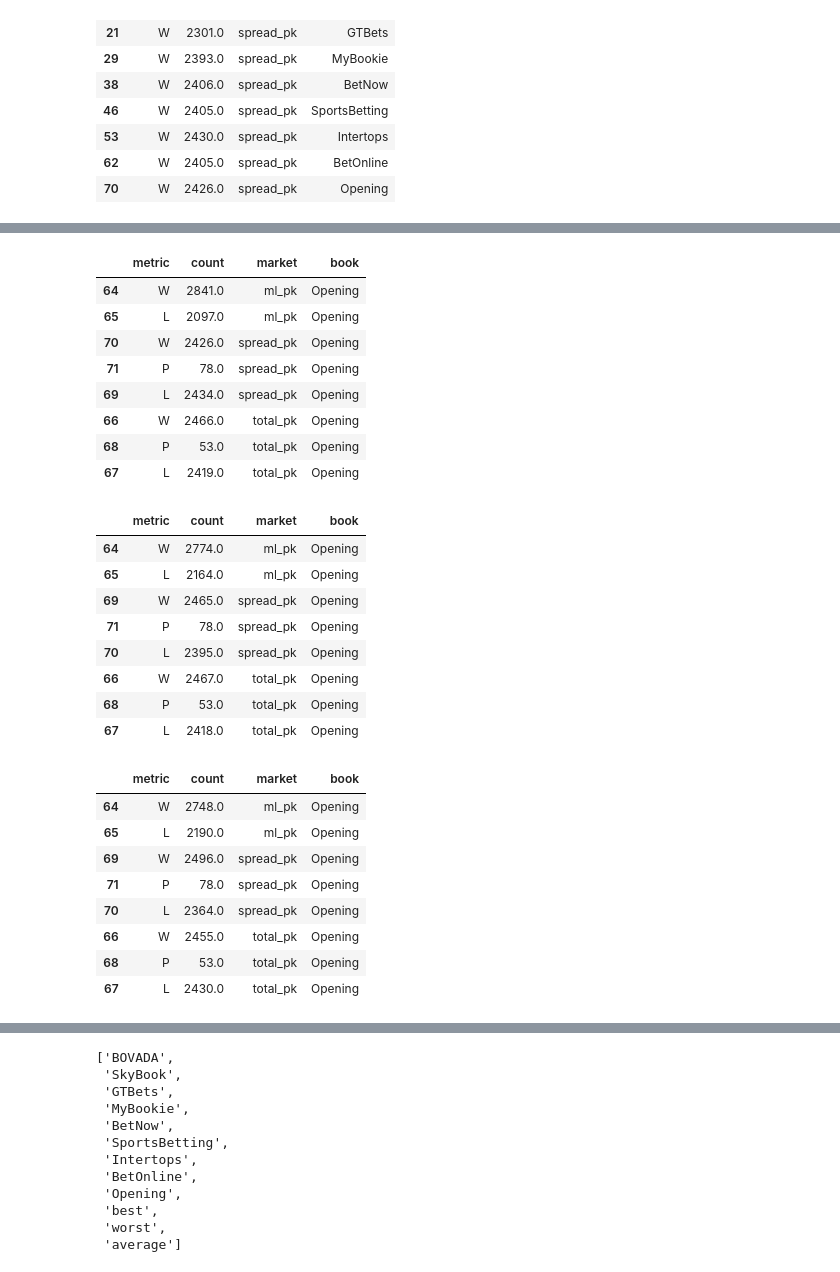
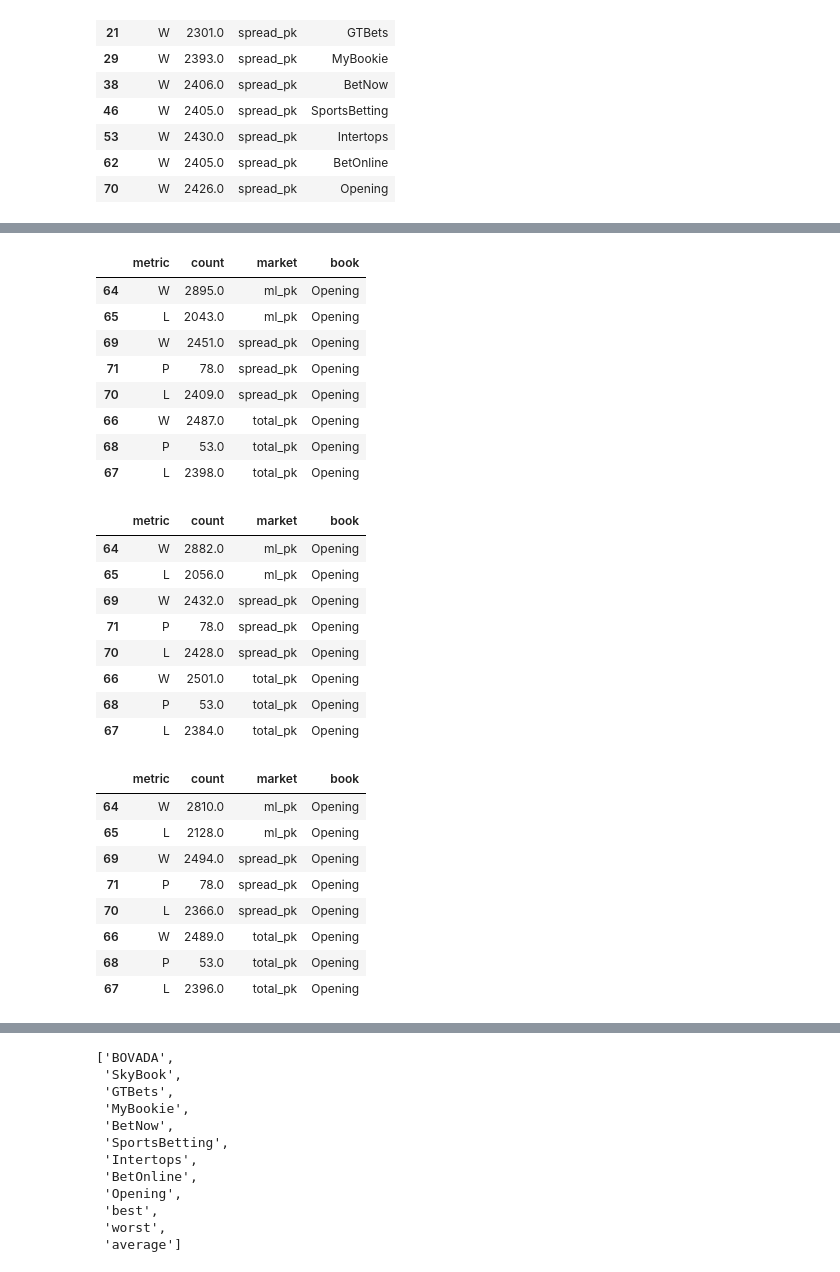
Before and after one commit to kyle-rgb/NBA_Sportsbook_Project, a Jupyter notebook: notebooks/Modeling.ipynb, the cells around one changed output, grey strips where cells are left out. Cells and saved outputs as stored; diff of their text form; code cells hidden in the pictures.

```diff
--- a/notebooks/Modeling.ipynb
+++ b/notebooks/Modeling.ipynb
@@ -521,7 +521,7 @@ class ModelAnalyzer:
             _odds[c] = (_odds[c] / 100).astype("float32").apply(round, ndigits=4)
         _grades = self.graded_picks.query(f"book == '{book}'").loc[:, ["ml_pk", "spread_pk", "total_pk"]]
         for market in [m for m in _grades.columns]:
-            winnings_matrix[market.replace("pk", "winnings")] = np.select([_grades[market]=="W", _grades[market]=="P", _grades[market]=="L"], [1+_odds[market.replace("pk", "odds")], 1, -1])
+            winnings_matrix[market.replace("pk", "winnings")] = np.select([_grades[market]=="W", _grades[market]=="P", _grades[market]=="L"], [_odds[market.replace("pk", "odds")], 1, -1])
         winnings_matrix = winnings_matrix * self.unit
         winnings_matrix["book"] = book
         winnings_matrix["game_id"] = _odds["game_id"].values
@@ -1111,18 +1111,10 @@ def makeModel(window_size, window_func="rolling", aggregation="mean"): # size=[1
             team_stats["game_code"] = game_coder
             projections_df = pd.concat([projections_df, team_stats], axis=0) # projections of model variables
 
-    # Once we have our new projections for each team for each game we can now build our model and test it out
+    # Once we have our new projections for each team for each game we can now use model 2 to predict the Scores
     variables_df = projections_df.sort_index()
     ground_truth = model_2_df.loc[:, ["abbv", "pts", "game_code"]]
     variables_df = ground_truth.merge(variables_df, "left", on=["game_code", "abbv"])
     X = variables_df.loc[:, model_vars].values
-    Y = variables_df.loc[:, "pts"].values
-    X_train, X_test, y_train, y_test = train_test_split(X, Y, random_state=14)
-    model = LinearRegression(normalize=True)
-    model.fit(X_train, y_train)
-    model.predict(X)
-    #r_squared = model.score(X_test, y_test)
-    #sq_error = abs(model.predict(X) - Y).mean()
-    variables_df["Model_3_Prediction"] = model.predict(X)
-    #summary_df = pd.DataFrame({"Window_Size:":window_size, "Window_Func": window_func, "aggregation": aggregation, "R_SQUARE": r_squared, "avg_error": sq_error}, index=range(1)).T
+    variables_df["Model_3_Prediction"] = model_2.predict(X)
     return variables_df.loc[:, ["abbv", "game_code", "Model_3_Prediction"]]
@@ -1627,38 +1624,38 @@ model_factory(15, "rolling", "mean")[lambda x: x.market == "spread_pk"].sort_val
 model_factory(15, "rolling", "mean")[lambda x: x.book == "Opening"].sort_values(["market", "metric"], ascending=[True, False])
 # %% [output]
 |  | metric | count | market | book |
-| 64 | W | 2841.0 | ml_pk | Opening |
-| 65 | L | 2097.0 | ml_pk | Opening |
-| 70 | W | 2426.0 | spread_pk | Opening |
+| 64 | W | 2895.0 | ml_pk | Opening |
+| 65 | L | 2043.0 | ml_pk | Opening |
+| 69 | W | 2451.0 | spread_pk | Opening |
 | 71 | P | 78.0 | spread_pk | Opening |
-| 69 | L | 2434.0 | spread_pk | Opening |
-| 66 | W | 2466.0 | total_pk | Opening |
+| 70 | L | 2409.0 | spread_pk | Opening |
+| 66 | W | 2487.0 | total_pk | Opening |
 | 68 | P | 53.0 | total_pk | Opening |
-| 67 | L | 2419.0 | total_pk | Opening |
+| 67 | L | 2398.0 | total_pk | Opening |
 # %%
-model_factory(10, "rolling", "mean")[lambda x: x.book == "Opening"].sort_values(["market", "metric"], ascending=[True, False])
+model_factory(20, "rolling", "mean")[lambda x: x.book == "Opening"].sort_values(["market", "metric"], ascending=[True, False])
 # %% [output]
 |  | metric | count | market | book |
-| 64 | W | 2774.0 | ml_pk | Opening |
-| 65 | L | 2164.0 | ml_pk | Opening |
-| 69 | W | 2465.0 | spread_pk | Opening |
+| 64 | W | 2882.0 | ml_pk | Opening |
+| 65 | L | 2056.0 | ml_pk | Opening |
+| 69 | W | 2432.0 | spread_pk | Opening |
 | 71 | P | 78.0 | spread_pk | Opening |
-| 70 | L | 2395.0 | spread_pk | Opening |
-| 66 | W | 2467.0 | total_pk | Opening |
+| 70 | L | 2428.0 | spread_pk | Opening |
+| 66 | W | 2501.0 | total_pk | Opening |
 | 68 | P | 53.0 | total_pk | Opening |
-| 67 | L | 2418.0 | total_pk | Opening |
+| 67 | L | 2384.0 | total_pk | Opening |
 # %%
 model_factory(10, "rolling", "median")[lambda x: x.book == "Opening"].sort_values(["market", "metric"], ascending=[True, False])
 # %% [output]
 |  | metric | count | market | book |
-| 64 | W | 2748.0 | ml_pk | Opening |
-| 65 | L | 2190.0 | ml_pk | Opening |
-| 69 | W | 2496.0 | spread_pk | Opening |
+| 64 | W | 2810.0 | ml_pk | Opening |
+| 65 | L | 2128.0 | ml_pk | Opening |
+| 69 | W | 2494.0 | spread_pk | Opening |
 | 71 | P | 78.0 | spread_pk | Opening |
-| 70 | L | 2364.0 | spread_pk | Opening |
-| 66 | W | 2455.0 | total_pk | Opening |
+| 70 | L | 2366.0 | spread_pk | Opening |
+| 66 | W | 2489.0 | total_pk | Opening |
 | 68 | P | 53.0 | total_pk | Opening |
-| 67 | L | 2430.0 | total_pk | Opening |
+| 67 | L | 2396.0 | total_pk | Opening |
 # %%
 model_factory(15, "rolling", "median")[lambda x: x.book == "Opening"].sort_values(["market", "metric"], ascending=[True, False])
 # %% [output]
```
Also changed, not shown: parts of 53 cells of this notebook, 2 other files.
